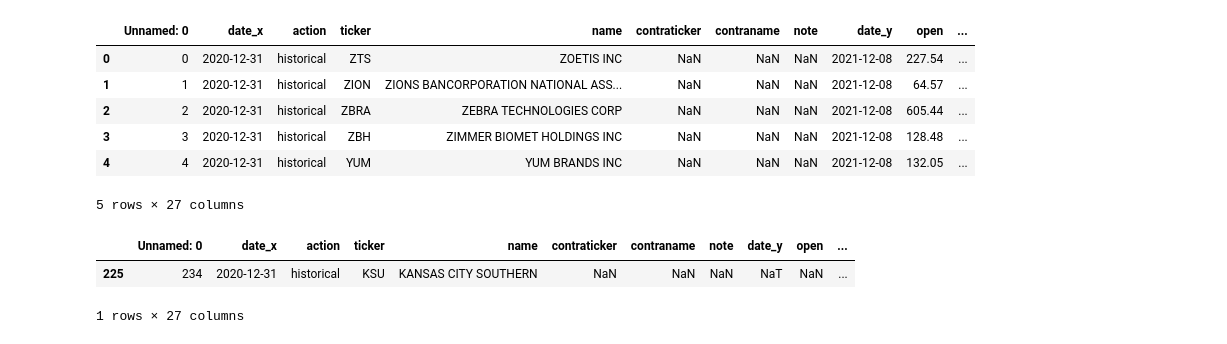
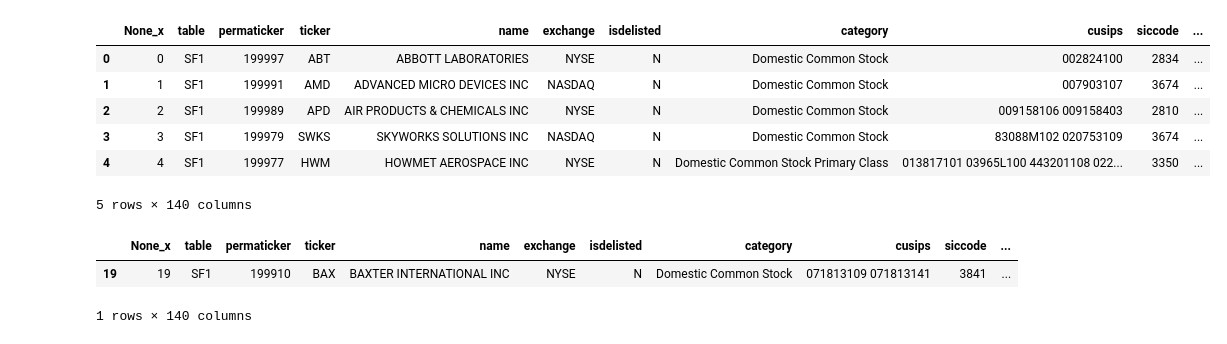
Before and after one commit to springmarathon/nyu-hedge-fund-strategies, a Jupyter notebook: research/investment_universe.ipynb, the cells around one changed output. Saved outputs shown, nothing was run; the diff lists cells and outputs as text; code cells hidden in the pictures.

```diff
--- a/research/investment_universe.ipynb
+++ b/research/investment_universe.ipynb
@@ -61,5 +64,5 @@ data_df[data_df["prices_size"] < data_df["universe_size"]]
 # %%
-universe = investment_universe.get_SPX(date(2021, 12, 8))
+universe = investment_universe.get_SPX(date(2020, 3, 11))
 universe.head()
 # %% [output]
 |  | Unnamed: 0 | date | action | ticker | name | contraticker | contraname | note |
@@ -72,0 +74,3 @@ prices = sharadar_prices.get_prices(universe['ticker'].to_list(), date(2021, 12,
+# %%
+sectors = sharadar_tickers.get_tickers(universe['ticker'].to_list(), date(2020, 3, 11))
+sectors.head()
@@ -72,0 +85,3 @@ prices = sharadar_prices.get_prices(universe['ticker'].to_list(), date(2021, 12,
+# %%
+fundamentals = sharadar_fundamentals.get_fundamentals(universe['ticker'].to_list(), date(2020, 3, 11))
+fundamentals.head()
@@ -73,17 +96,17 @@ prices = sharadar_prices.get_prices(universe['ticker'].to_list(), date(2021, 12,
 # %%
-df = pd.merge(left=universe, right=prices, left_on="ticker", right_on="ticker", how="left")
+df = pd.merge(left=sectors, right=fundamentals, left_on="ticker", right_on="ticker", how="left")
 df.head()
 # %% [output]
-|  | Unnamed: 0 | date_x | action | ticker | name | contraticker | contraname | note | date_y | open | ... |
-| 0 | 0 | 2020-12-31 | historical | ZTS | ZOETIS INC | NaN | NaN | NaN | 2021-12-08 | 227.54 | ... |
-| 1 | 1 | 2020-12-31 | historical | ZION | ZIONS BANCORPORATION NATIONAL ASS... | NaN | NaN | NaN | 2021-12-08 | 64.57 | ... |
-| 2 | 2 | 2020-12-31 | historical | ZBRA | ZEBRA TECHNOLOGIES CORP | NaN | NaN | NaN | 2021-12-08 | 605.44 | ... |
-| 3 | 3 | 2020-12-31 | historical | ZBH | ZIMMER BIOMET HOLDINGS INC | NaN | NaN | NaN | 2021-12-08 | 128.48 | ... |
-| 4 | 4 | 2020-12-31 | historical | YUM | YUM BRANDS INC | NaN | NaN | NaN | 2021-12-08 | 132.05 | ... |
+|  | None_x | table | permaticker | ticker | name | exchange | isdelisted | category | cusips | siccode | ... |
+| 0 | 0 | SF1 | 199997 | ABT | ABBOTT LABORATORIES | NYSE | N | Domestic Common Stock | 002824100 | 2834 | ... |
+| 1 | 1 | SF1 | 199991 | AMD | ADVANCED MICRO DEVICES INC | NASDAQ | N | Domestic Common Stock | 007903107 | 3674 | ... |
+| 2 | 2 | SF1 | 199989 | APD | AIR PRODUCTS & CHEMICALS INC | NYSE | N | Domestic Common Stock | 009158106 009158403 | 2810 | ... |
+| 3 | 3 | SF1 | 199979 | SWKS | SKYWORKS SOLUTIONS INC | NASDAQ | N | Domestic Common Stock | 83088M102 020753109 | 3674 | ... |
+| 4 | 4 | SF1 | 199977 | HWM | HOWMET AEROSPACE INC | NYSE | N | Domestic Common Stock Primary Class | 013817101 03965L100 443201108 022... | 3350 | ... |
-5 rows × 27 columns
+5 rows × 140 columns
 # %%
-df[df["volume"].isna()]
+df.loc[df["dimension"].isna()]
 # %% [output]
-|  | Unnamed: 0 | date_x | action | ticker | name | contraticker | contraname | note | date_y | open | ... |
-| 225 | 234 | 2020-12-31 | historical | KSU | KANSAS CITY SOUTHERN | NaN | NaN | NaN | NaT | NaN | ... |
+|  | None_x | table | permaticker | ticker | name | exchange | isdelisted | category | cusips | siccode | ... |
+| 19 | 19 | SF1 | 199910 | BAX | BAXTER INTERNATIONAL INC | NYSE | N | Domestic Common Stock | 071813109 071813141 | 3841 | ... |
-1 rows × 27 columns
+1 rows × 140 columns
```
Also changed, not shown: parts of 13 cells of this notebook, 2 other files.
